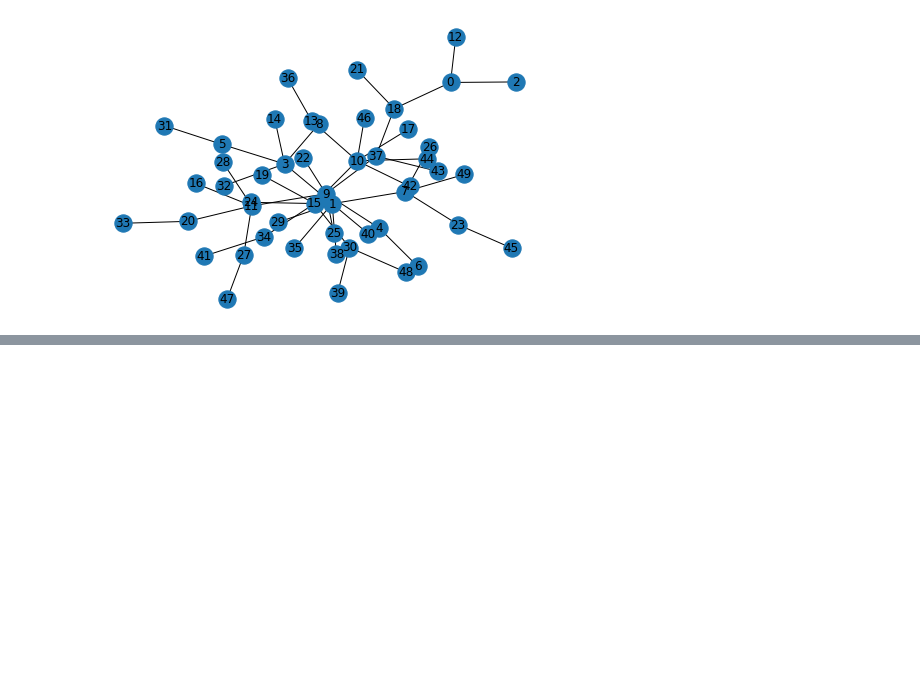
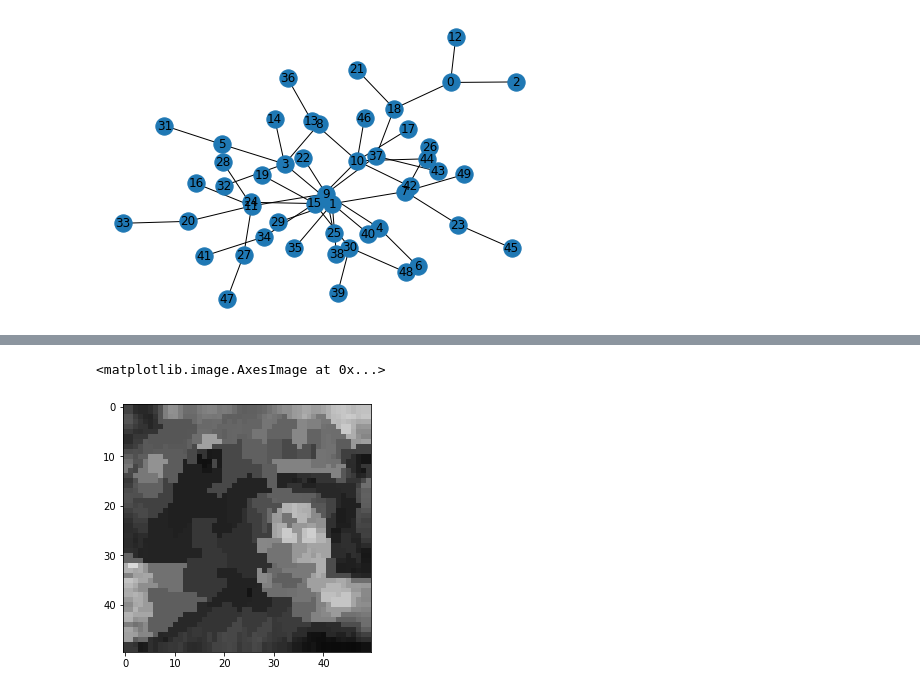
Before and after one commit to zelhar/baproject, a Jupyter notebook: ba/exploration_of_propagation_in_small_graphs.ipynb, the cells around one changed output, grey strips where cells are left out. Drawn from its saved outputs; the diff is of its cells as text; code cells hidden in the pictures; blank space fills up the shorter version.

```diff
--- a/ba/exploration_of_propagation_in_small_graphs.ipynb
+++ b/ba/exploration_of_propagation_in_small_graphs.ipynb
@@ -334,0 +370,25 @@ plt.show()
+# %%
+T = np.zeros((n**2,n**2))
+
+for i in range(n**2 - 1):
+    if (i+1) % n > 0:
+        r = i // n
+        c = i % n
+        T[i,i+1] = 1 / (1 + abs(
+            y[r,c] - y[r,c+1]))
+    if (i+n) < n**2:
+        T[i,i+n] = 1 / (1 + abs(
+            y[r,c] - y[r+1,c]))
+# %%
+T = T + np.transpose(T)
+cc = bottomUpCluster(T, 560)
+# %%
+X = np.zeros(n*n)
+for i in range(560):
+    #X[cc[i]] = i
+    X[cc[i]] = z[cc[i]].mean()
+
+io.imshow(X.reshape(n,n))
+# %% [output]
+<matplotlib.image.AxesImage at 0x...>
+[figure, added]
```
Also changed, not shown: parts of 33 cells of this notebook, 1 other file.
